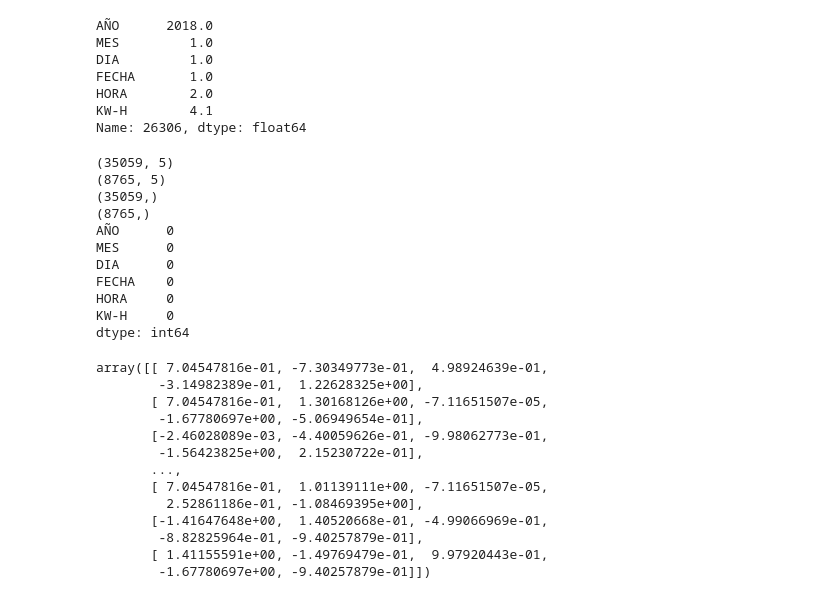
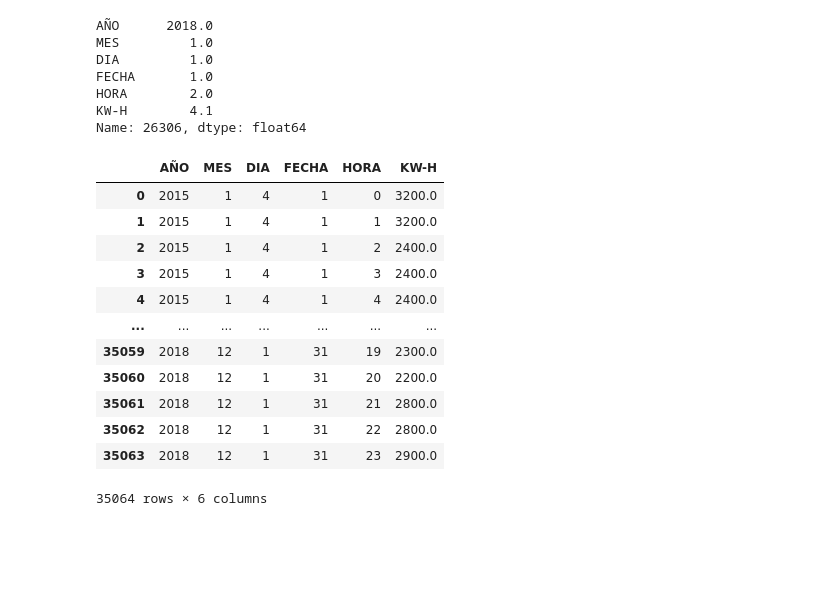
Before and after one commit to javieresk8/PowerDemandPrediction, a Jupyter notebook: NN_Models.ipynb, the cells around one changed output. Cells and saved outputs as stored; diff of their text form; code cells hidden in the pictures; blank space fills up the shorter version.

```diff
--- a/NN_Models.ipynb
+++ b/NN_Models.ipynb
@@ -88,48 +105,30 @@ HORA        2.0
 KW-H        4.1
 Name: 26306, dtype: float64
 # %%
-#Dividir los datos de entrenamiento y de test, 80/20
-x = data.iloc[:,:-1]
-y = data.iloc[:,-1]
+#Dividir los datos de entrenamiento y de test
+# No se puede utilizar train test split, debemos dividir en el ultimo segmento
+# x = data.iloc[:,:-1]
+# y = data.iloc[:,-1]
 
-x_train, x_test, y_train, y_test = train_test_split(x, y, test_size = 0.20, random_state = 30)
+# x_train, x_test, y_train, y_test = train_test_split(x, y, test_size = 0.20, random_state = 30)
+
+#Tomamos los datos para validacion todo lo del 2019
+
+
+data_test = data[data['AÑO'] == 2019]
+data_train = data[data['AÑO'] != 2019]
+data_train
+# %% [output]
+|  | AÑO | MES | DIA | FECHA | HORA | KW-H |
+| 0 | 2015 | 1 | 4 | 1 | 0 | 3200.0 |
+| 1 | 2015 | 1 | 4 | 1 | 1 | 3200.0 |
+| 2 | 2015 | 1 | 4 | 1 | 2 | 2400.0 |
+| 3 | 2015 | 1 | 4 | 1 | 3 | 2400.0 |
+| 4 | 2015 | 1 | 4 | 1 | 4 | 2400.0 |
+| ... | ... | ... | ... | ... | ... | ... |
+| 35059 | 2018 | 12 | 1 | 31 | 19 | 2300.0 |
+| 35060 | 2018 | 12 | 1 | 31 | 20 | 2200.0 |
+| 35061 | 2018 | 12 | 1 | 31 | 21 | 2800.0 |
+| 35062 | 2018 | 12 | 1 | 31 | 22 | 2800.0 |
+| 35063 | 2018 | 12 | 1 | 31 | 23 | 2900.0 |
+35064 rows × 6 columns
-# %%
-print(x_train.shape)
-print(x_test.shape)
-print(y_train.shape)
-print(y_test.shape)
-print(data.isnull().sum())
-# %% [output]
-(35059, 5)
-(8765, 5)
-(35059,)
-(8765,)
-AÑO      0
-MES      0
-DIA      0
-FECHA    0
-HORA     0
-KW-H     0
-dtype: int64
-# %%
-#Escalamiento de datso con StandardScaler
-#En vista de loss nan
-from sklearn.preprocessing import StandardScaler
-scaler = StandardScaler()
-x_train = scaler.fit_transform(x_train)
-x_test = scaler.fit_transform(x_test)
-x_train
-# %% [output]
-array([[ 7.04547816e-01, -7.30349773e-01,  4.98924639e-01,
-        -3.14982389e-01,  1.22628325e+00],
-       [ 7.04547816e-01,  1.30168126e+00, -7.11651507e-05,
-        -1.67780697e+00, -5.06949654e-01],
-       [-2.46028089e-03, -4.40059626e-01, -9.98062773e-01,
-        -1.56423825e+00,  2.15230722e-01],
-       ...,
-       [ 7.04547816e-01,  1.01139111e+00, -7.11651507e-05,
-         2.52861186e-01, -1.08469395e+00],
-       [-1.41647648e+00,  1.40520668e-01, -4.99066969e-01,
-        -8.82825964e-01, -9.40257879e-01],
-       [ 1.41155591e+00, -1.49769479e-01,  9.97920443e-01,
-        -1.67780697e+00, -9.40257879e-01]])
```
Also changed, not shown: parts of 26 cells of this notebook.
